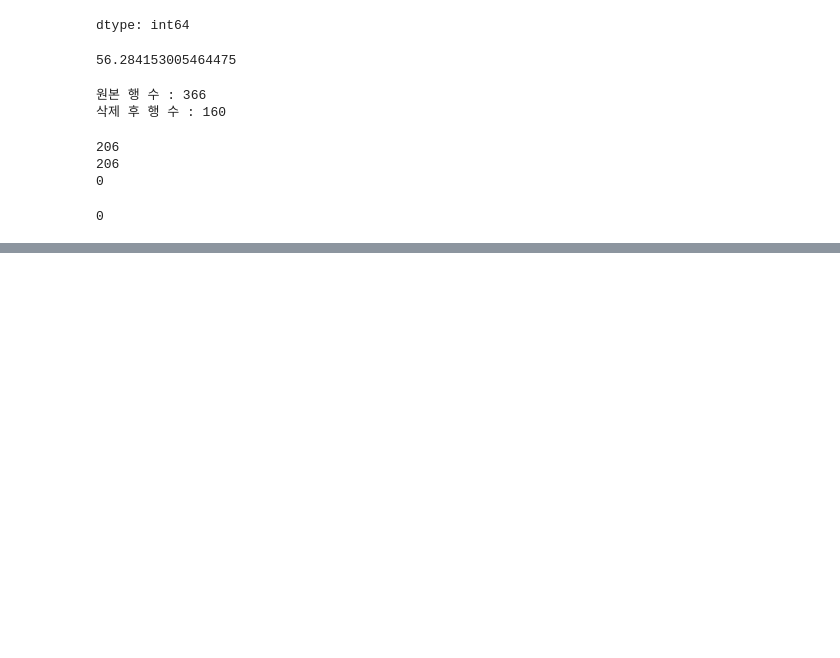
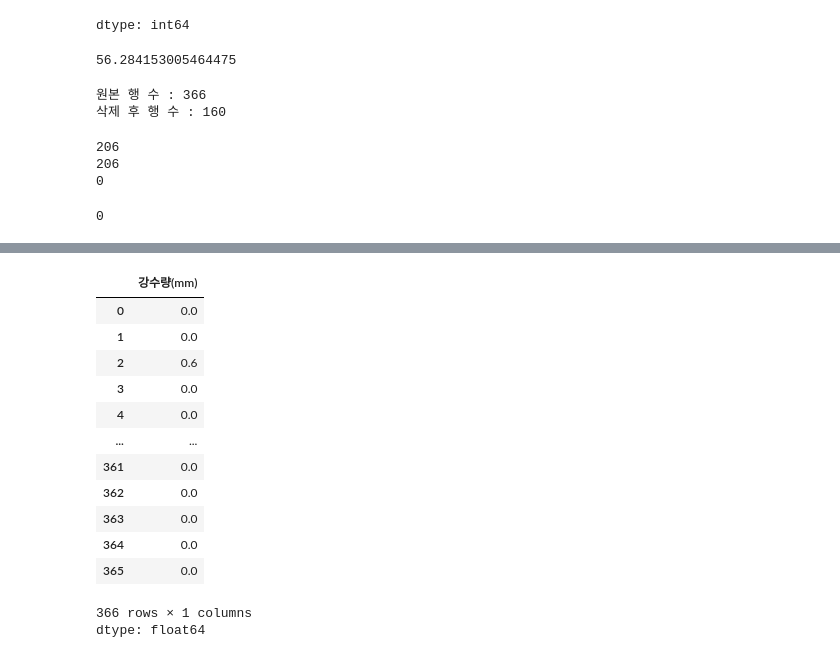
Before and after one commit to yshzjq/Step-1.-Python-SQL-, a Jupyter notebook: 챕터3_Pandas_Matplotlib·Seaborn/3_5.ipynb, the cells around one changed output, grey strips where cells are left out. Cells and saved outputs as stored; diff of their text form; code cells hidden in the pictures; blank space fills up the shorter version.

```diff
--- a/챕터3_Pandas_Matplotlib·Seaborn/3_5.ipynb
+++ b/챕터3_Pandas_Matplotlib·Seaborn/3_5.ipynb
@@ -73,0 +157,25 @@ print(df['정제된 데이터'].isnull().sum())
+# %%
+
+# 평균(mean)으로 채우기
+df['강수량(mm)'].fillna(df['강수량(mm)'].mean())
+
+# 중앙값(median)으로 채우기 - 이상치에 덜 민감
+df['강수량(mm)'].fillna(df['강수량(mm)'].median())
+
+# 최빈값(mode)으로 채우기 - 범주형 데이터에 적합
+df['강수량(mm)'].fillna(df['강수량(mm)'].mode()[0])
+# %% [output]
+|  | 강수량(mm) |
+| 0 | 0.0 |
+| 1 | 0.0 |
+| 2 | 0.6 |
+| 3 | 0.0 |
+| 4 | 0.0 |
+| ... | ... |
+| 361 | 0.0 |
+| 362 | 0.0 |
+| 363 | 0.0 |
+| 364 | 0.0 |
+| 365 | 0.0 |
+366 rows × 1 columns
+dtype: float64
```
Also changed, not shown: parts of 9 cells of this notebook.
